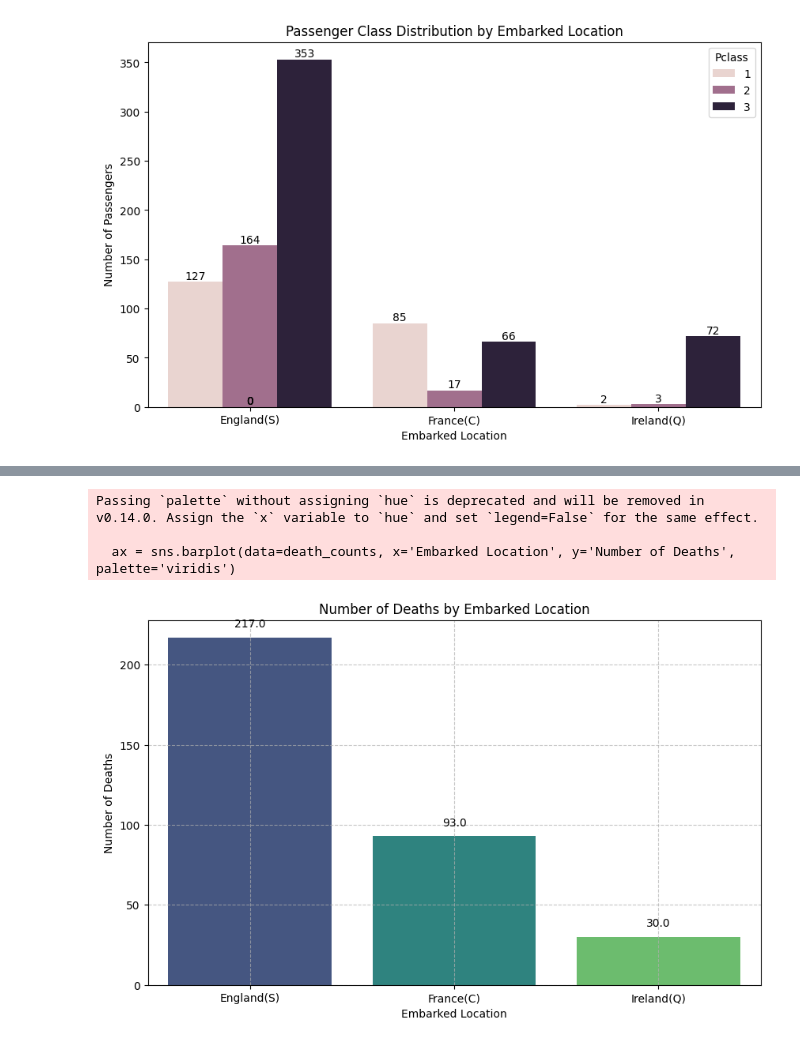
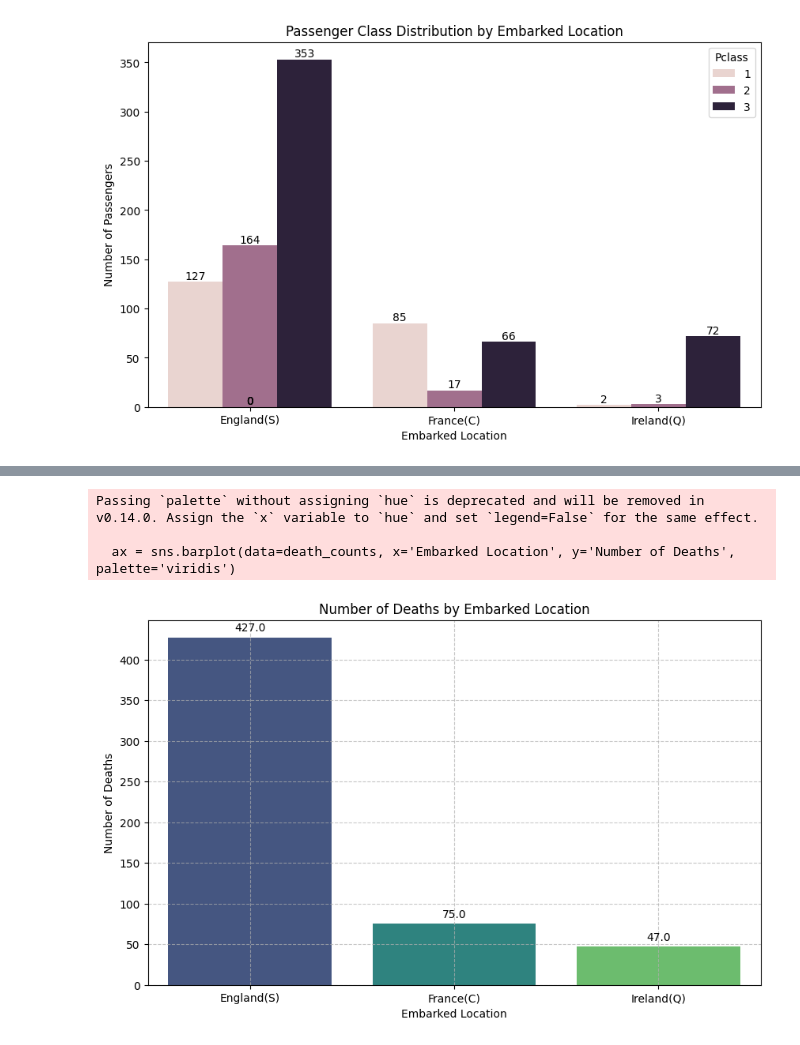
Before and after one commit to taelyne/titanic, a Jupyter notebook: titanic_2.ipynb, the cells around one changed output, grey strips where cells are left out. Cells and saved outputs as stored; diff of their text form; code cells hidden in the pictures.

```diff
--- a/titanic_2.ipynb
+++ b/titanic_2.ipynb
@@ -116,7 +116,7 @@ See the caveats in the documentation: https://pandas.pydata.org/pandas-docs/stab
 # 사망자 수와 총 탑승자 수를 계산
 grouped = df_cleaned.groupby('Embarked_temp').agg(
     total_passengers=('PassengerId', 'size'),
-    deaths=('Survived', 'sum')
+    deaths=('Survived', lambda x: (x == 0).sum())  # Survived가 0인 승객 수
 ).reset_index()
 
 # 사망률 계산
@@ -153,35 +153,35 @@ Passing `palette` without assigning `hue` is deprecated and will be removed in v
 # %%
 # 사망자 수를 계산
-death_counts = df_cleaned.groupby('Embarked_temp')['Survived'].sum().reset_index()
+death_counts = df_cleaned.groupby('Embarked_temp')['Survived'].apply(lambda x: (x == 0).sum()).reset_index()
 death_counts.columns = ['Embarked Location', 'Number of Deaths']
 
 # 막대 그래프 생성
 plt.figure(figsize=(10, 6))
 ax = sns.barplot(data=death_counts, x='Embarked Location', y='Number of Deaths', palette='viridis')
 
 # 각 막대 위에 사망자 수 추가
 for p in ax.patches:
     height = p.get_height()
     ax.text(
         p.get_x() + p.get_width() / 2,  # x 좌표: 막대의 중앙
         height + 5,  # y 좌표: 막대의 높이 + 약간의 오프셋
         f'{height}',  # 표시할 텍스트
         ha='center',  # 텍스트 정렬
         va='bottom',  # 텍스트 위치
         fontsize=10,  # 텍스트 크기
         color='black'  # 텍스트 색상
     )
 
 plt.title('Number of Deaths by Embarked Location')
 plt.xlabel('Embarked Location')
 plt.ylabel('Number of Deaths')
 plt.grid(True, linestyle='--', alpha=0.7)
 plt.show()
 # %% [output]
 Passing `palette` without assigning `hue` is deprecated and will be removed in v0.14.0. Assign the `x` variable to `hue` and set `legend=False` for the same effect.
 
   ax = sns.barplot(data=death_counts, x='Embarked Location', y='Number of Deaths', palette='viridis')
-[figure, old version]
+[figure, new version]
 # %%
 # 사망자 수와 총 탑승자 수를 계산
 grouped = df_cleaned.groupby('Embarked_temp').agg(
```
Also changed, not shown: parts of 4 cells of this notebook.
